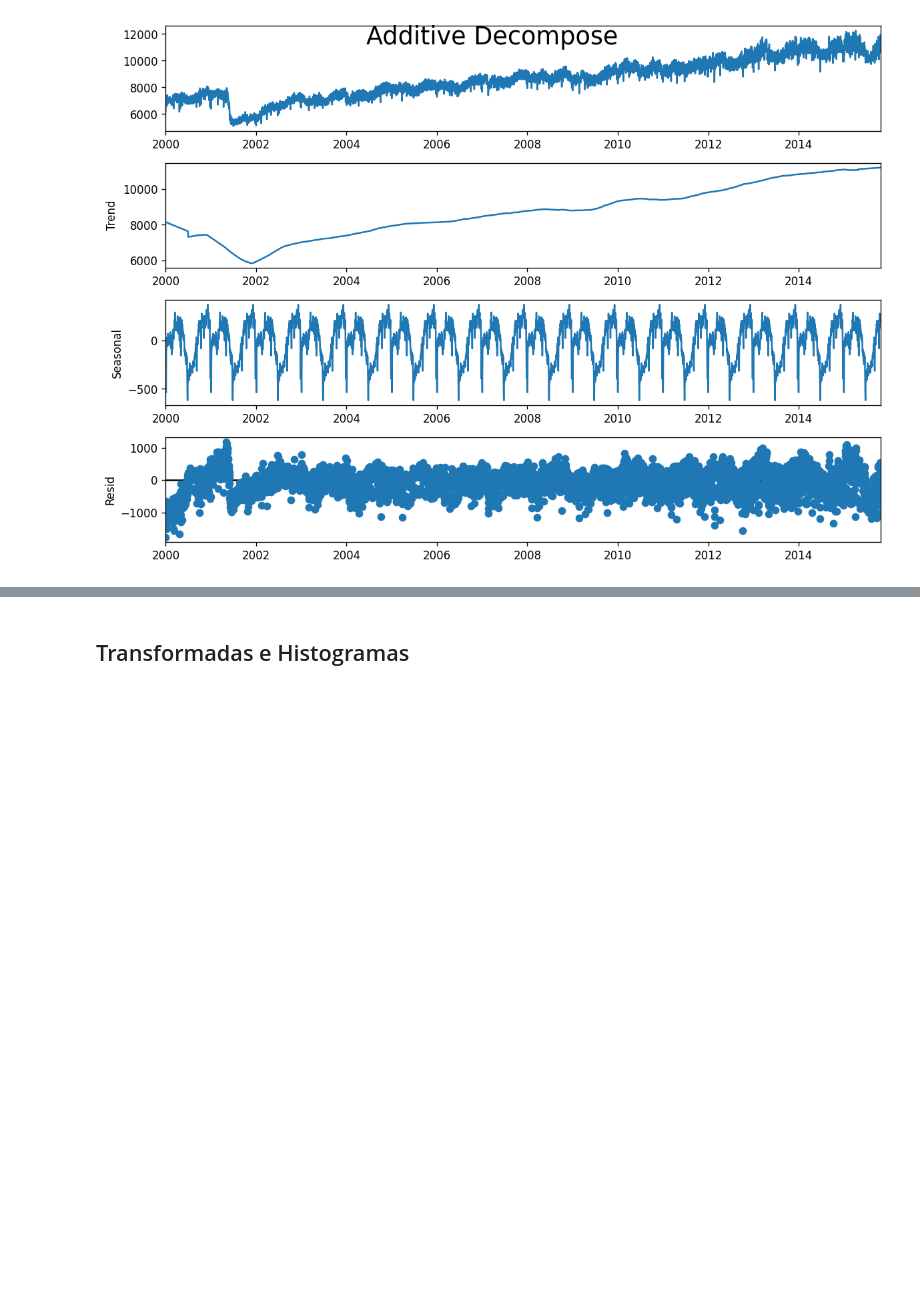
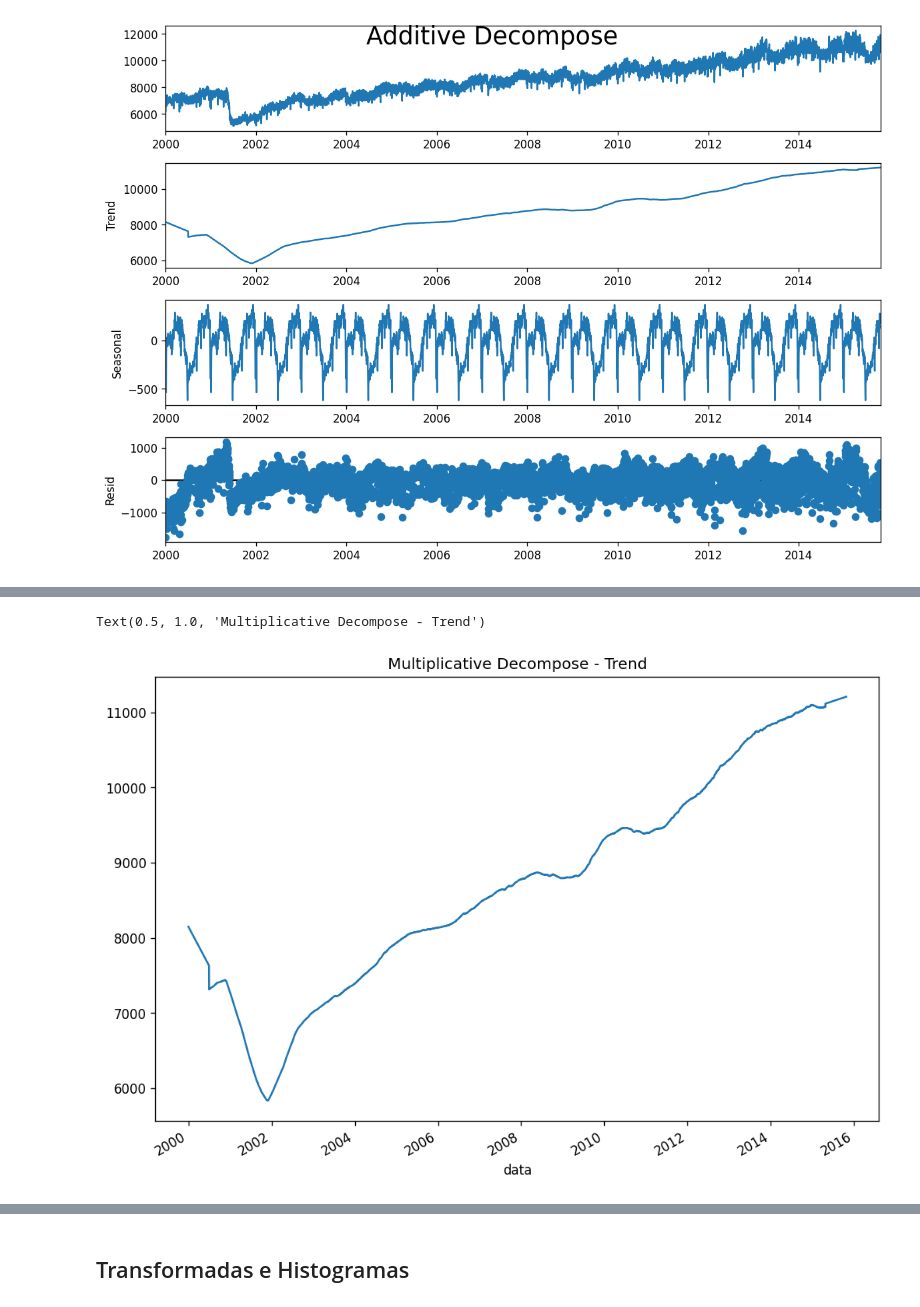
Before and after one commit to gsilva49/timeseries, a Jupyter notebook: M/Modelagem.ipynb, the cells around one changed output, grey strips where cells are left out. Drawn from its saved outputs; the diff is of its cells as text; code cells hidden in the pictures; blank space fills up the shorter version.

```diff
--- a/M/Modelagem.ipynb
+++ b/M/Modelagem.ipynb
@@ -201,0 +222,6 @@ plt.show()
+# %%
+result_mul.trend.plot()
+plt.title("Multiplicative Decompose - Trend")
+# %% [output]
+Text(0.5, 1.0, 'Multiplicative Decompose - Trend')
+[figure, added]
```
Also changed, not shown: parts of 33 cells of this notebook, 15 other files.
